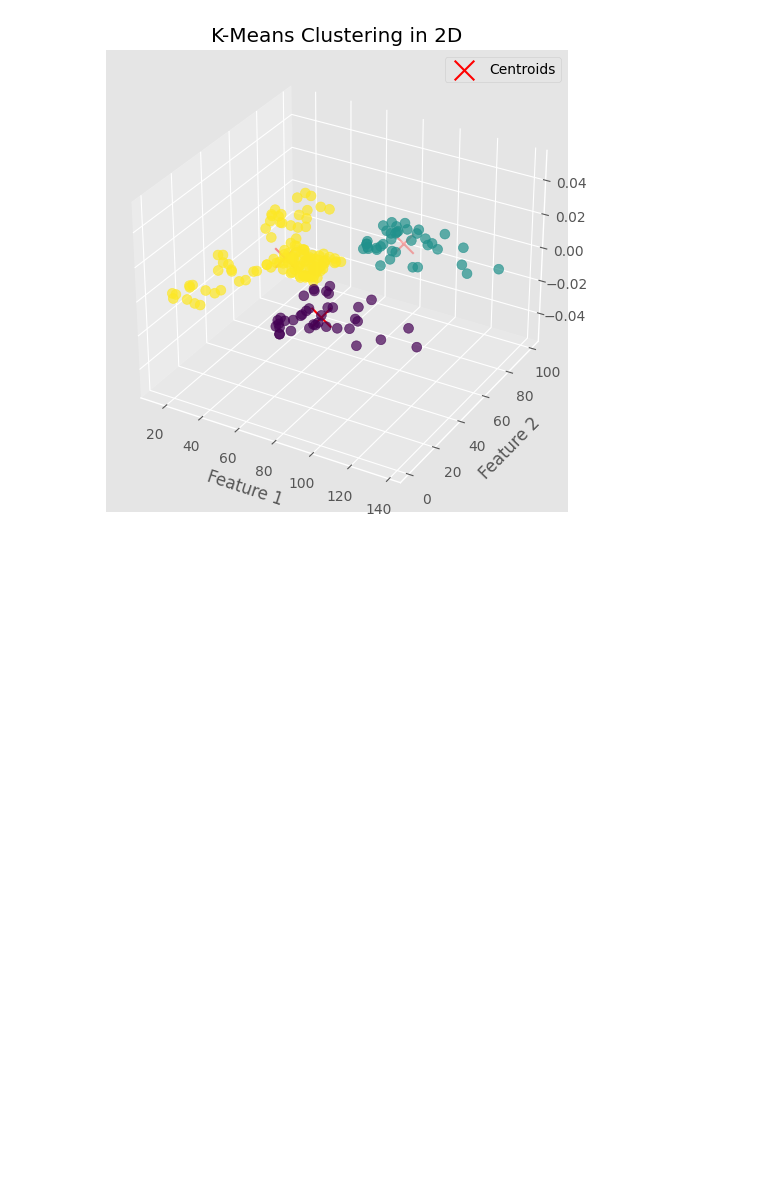
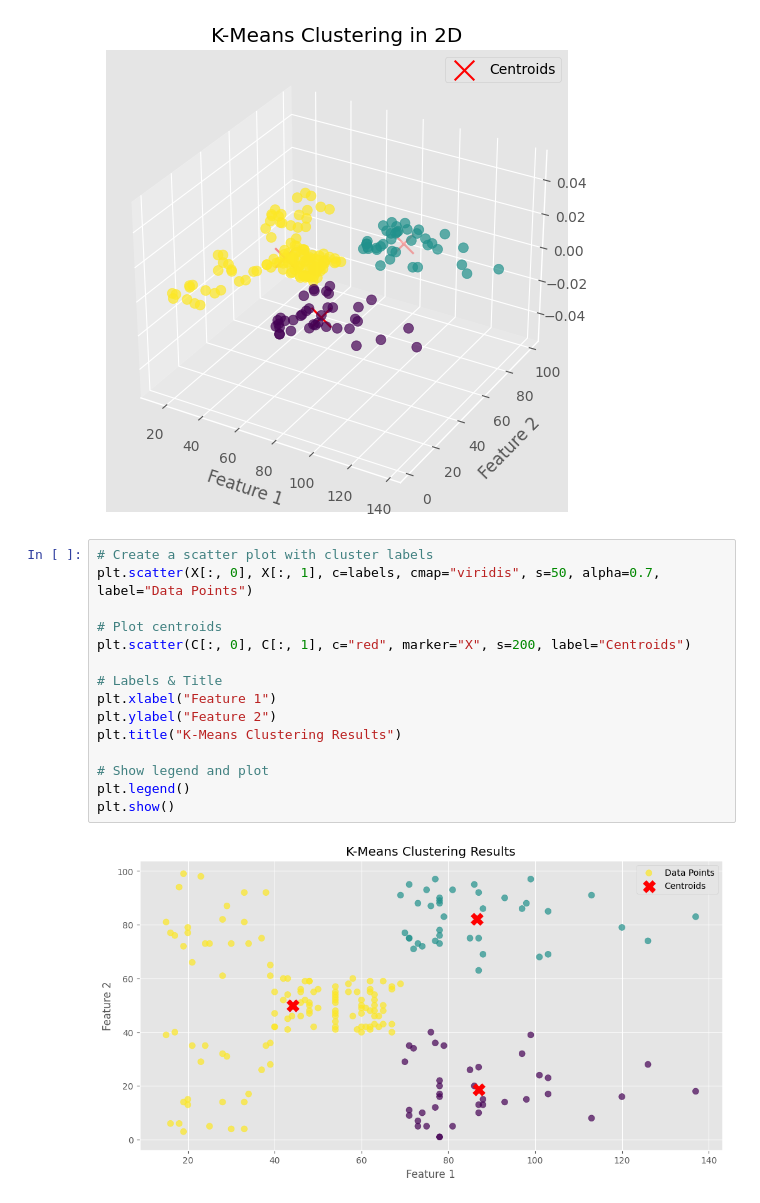
Before and after one commit to samwanyua/Python-Machine-Learning-Tutorial, a Jupyter notebook: Python_for_data_science/clustering.ipynb, the cells around one changed output. Saved outputs shown, nothing was run; the diff lists cells and outputs as text; blank space fills up the shorter version.

Commit message:
Implementing K-means clustering: Visualization

```diff
--- a/Python_for_data_science/clustering.ipynb
+++ b/Python_for_data_science/clustering.ipynb
@@ -250,3 +250,20 @@ plt.legend()
 plt.show()
 # %% [output]
 [figure]
+# %%
+# Create a scatter plot with cluster labels
+plt.scatter(X[:, 0], X[:, 1], c=labels, cmap="viridis", s=50, alpha=0.7, label="Data Points")
+
+# Plot centroids
+plt.scatter(C[:, 0], C[:, 1], c="red", marker="X", s=200, label="Centroids")
+
+# Labels & Title
+plt.xlabel("Feature 1")
+plt.ylabel("Feature 2")
+plt.title("K-Means Clustering Results")
+
+# Show legend and plot
+plt.legend()
+plt.show()
+# %% [output]
+[figure, added]
```
